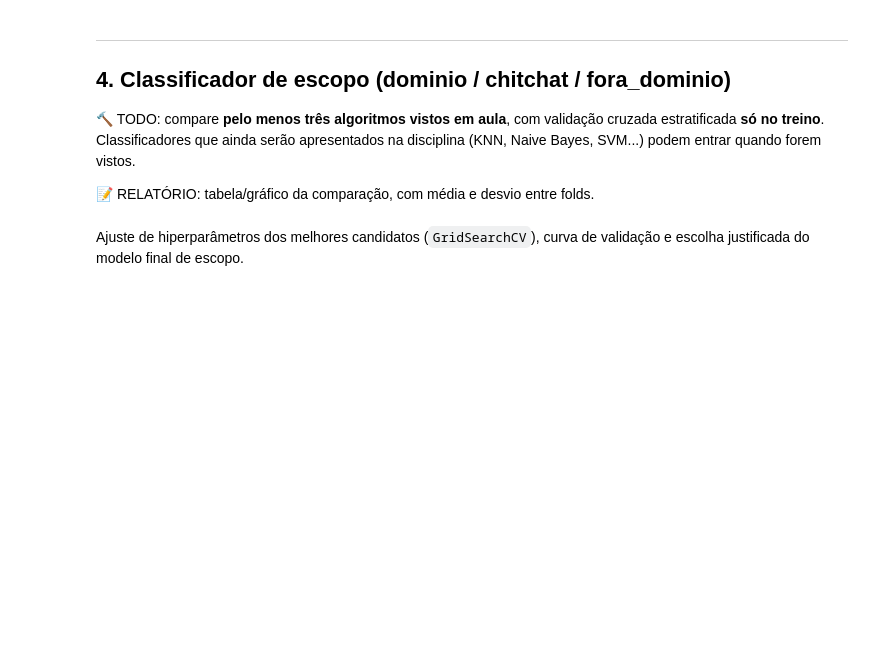
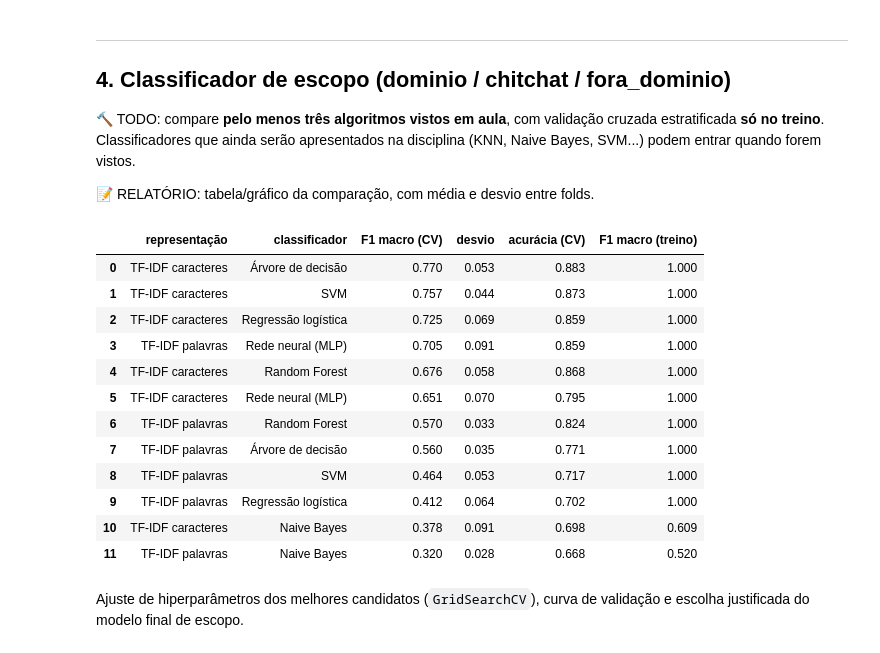
Before and after one commit to dudamacedo26/IA-2026-02-TP-Chatbot, a Jupyter notebook: notebooks/01_trabalho_grupo.ipynb, the cells around one changed output. Cells and saved outputs as stored; diff of their text form; code cells hidden in the pictures; blank space fills up the shorter version.

```diff
--- a/notebooks/01_trabalho_grupo.ipynb
+++ b/notebooks/01_trabalho_grupo.ipynb
@@ -143,31 +178,46 @@ vistos.
 # %%
 cv = StratifiedKFold(n_splits=5, shuffle=True, random_state=RANDOM_STATE)
 
 CLASSIFICADORES = {
     "Regressão logística": lambda: LogisticRegression(C=10, max_iter=2000),
     "Rede neural (MLP)": lambda: MLPClassifier(hidden_layer_sizes=(64,), alpha=1e-3, max_iter=600,
                                                random_state=RANDOM_STATE),
     "Árvore de decisão": lambda: DecisionTreeClassifier(random_state=RANDOM_STATE),
-    # 🔨 TODO: acrescente outros
+    "Random Forest": lambda: RandomForestClassifier(n_estimators=100, random_state=RANDOM_STATE, n_jobs=-1),
+    "Naive Bayes": lambda: MultinomialNB(alpha=1.0),
+    "SVM": lambda: LinearSVC(C=1.0, random_state=RANDOM_STATE ),
 }
-
 
 def comparar(textos, rotulos):
     linhas = []
     for nome_rep, rep in REPRESENTACOES.items():
         for nome_clf, clf in CLASSIFICADORES.items():
             pipe = Pipeline([("vetorizador", rep()), ("classificador", clf())])
             r = cross_validate(pipe, textos, rotulos, cv=cv, scoring=["f1_macro", "accuracy"],
                                return_train_score=True, n_jobs=-1)
             linhas.append({"representação": nome_rep, "classificador": nome_clf,
                            "F1 macro (CV)": r["test_f1_macro"].mean(), "desvio": r["test_f1_macro"].std(),
                            "acurácia (CV)": r["test_accuracy"].mean(),
                            "F1 macro (treino)": r["train_f1_macro"].mean()})
     return pd.DataFrame(linhas).sort_values("F1 macro (CV)", ascending=False).reset_index(drop=True)
 
 
 tab_escopo = comparar(treino["texto"], treino["escopo"])
 tab_escopo.round(3)
+# %% [output]
+|  | representação | classificador | F1 macro (CV) | desvio | acurácia (CV) | F1 macro (treino) |
+| 0 | TF-IDF caracteres | Árvore de decisão | 0.770 | 0.053 | 0.883 | 1.000 |
+| 1 | TF-IDF caracteres | SVM | 0.757 | 0.044 | 0.873 | 1.000 |
+| 2 | TF-IDF caracteres | Regressão logística | 0.725 | 0.069 | 0.859 | 1.000 |
+| 3 | TF-IDF palavras | Rede neural (MLP) | 0.705 | 0.091 | 0.859 | 1.000 |
+| 4 | TF-IDF caracteres | Random Forest | 0.676 | 0.058 | 0.868 | 1.000 |
+| 5 | TF-IDF caracteres | Rede neural (MLP) | 0.651 | 0.070 | 0.795 | 1.000 |
+| 6 | TF-IDF palavras | Random Forest | 0.570 | 0.033 | 0.824 | 1.000 |
+| 7 | TF-IDF palavras | Árvore de decisão | 0.560 | 0.035 | 0.771 | 1.000 |
+| 8 | TF-IDF palavras | SVM | 0.464 | 0.053 | 0.717 | 1.000 |
+| 9 | TF-IDF palavras | Regressão logística | 0.412 | 0.064 | 0.702 | 1.000 |
+| 10 | TF-IDF caracteres | Naive Bayes | 0.378 | 0.091 | 0.698 | 0.609 |
+| 11 | TF-IDF palavras | Naive Bayes | 0.320 | 0.028 | 0.668 | 0.520 |
 # %% [markdown]
 Ajuste de hiperparâmetros dos melhores candidatos (`GridSearchCV`), curva
 de validação e escolha justificada do modelo final de escopo.
```
Also changed, not shown: parts of 5 cells of this notebook, 1 other file.
